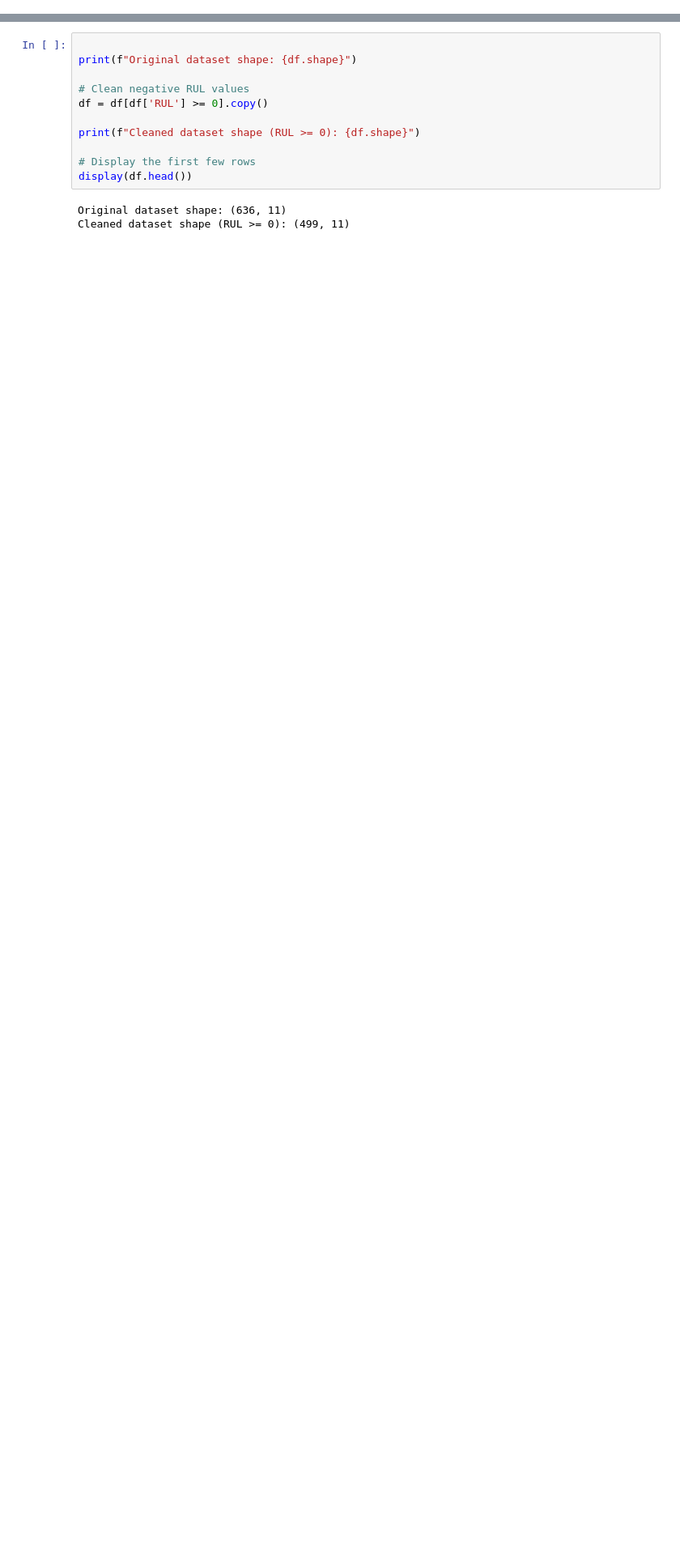
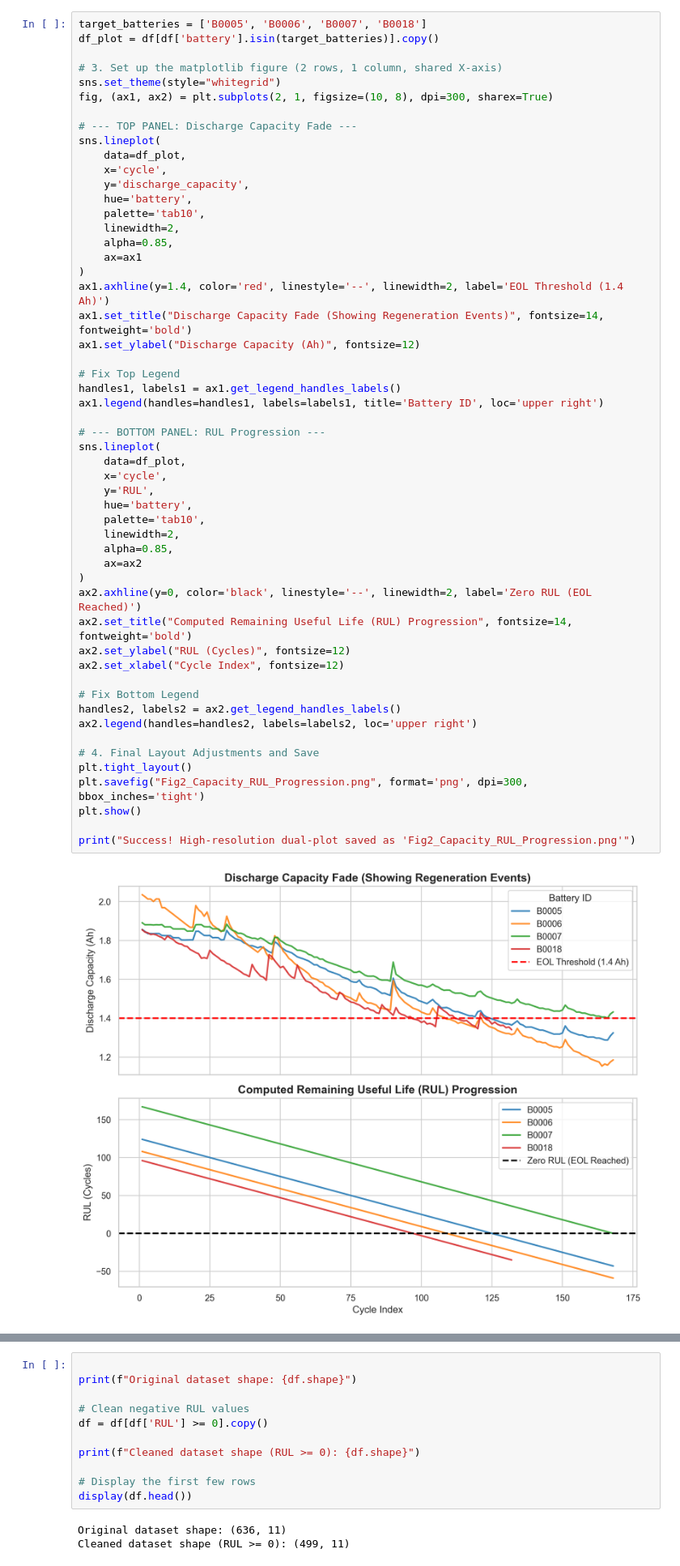
Before and after one commit to pavansharan007/battery-rul-prediction, a Jupyter notebook: ML/BatteryRUL.ipynb, the cells around one changed output, grey strips where cells are left out. Shown at 81% size. Drawn from its saved outputs; the diff is of its cells as text; blank space fills up the shorter version.

```diff
--- a/ML/BatteryRUL.ipynb
+++ b/ML/BatteryRUL.ipynb
@@ -82,0 +151,55 @@ plt.show()
+# %%
+target_batteries = ['B0005', 'B0006', 'B0007', 'B0018']
+df_plot = df[df['battery'].isin(target_batteries)].copy()
+
+# 3. Set up the matplotlib figure (2 rows, 1 column, shared X-axis)
+sns.set_theme(style="whitegrid")
+fig, (ax1, ax2) = plt.subplots(2, 1, figsize=(10, 8), dpi=300, sharex=True)
+
+# --- TOP PANEL: Discharge Capacity Fade ---
+sns.lineplot(
+    data=df_plot,
+    x='cycle',
+    y='discharge_capacity',
+    hue='battery',
+    palette='tab10',
+    linewidth=2,
+    alpha=0.85,
+    ax=ax1
+)
+ax1.axhline(y=1.4, color='red', linestyle='--', linewidth=2, label='EOL Threshold (1.4 Ah)')
+ax1.set_title("Discharge Capacity Fade (Showing Regeneration Events)", fontsize=14, fontweight='bold')
+ax1.set_ylabel("Discharge Capacity (Ah)", fontsize=12)
+
+# Fix Top Legend
+handles1, labels1 = ax1.get_legend_handles_labels()
+ax1.legend(handles=handles1, labels=labels1, title='Battery ID', loc='upper right')
+
+# --- BOTTOM PANEL: RUL Progression ---
+sns.lineplot(
+    data=df_plot,
+    x='cycle',
+    y='RUL',
+    hue='battery',
+    palette='tab10',
+    linewidth=2,
+    alpha=0.85,
+    ax=ax2
+)
+ax2.axhline(y=0, color='black', linestyle='--', linewidth=2, label='Zero RUL (EOL Reached)')
+ax2.set_title("Computed Remaining Useful Life (RUL) Progression", fontsize=14, fontweight='bold')
+ax2.set_ylabel("RUL (Cycles)", fontsize=12)
+ax2.set_xlabel("Cycle Index", fontsize=12)
+
+# Fix Bottom Legend
+handles2, labels2 = ax2.get_legend_handles_labels()
+ax2.legend(handles=handles2, labels=labels2, loc='upper right')
+
+# 4. Final Layout Adjustments and Save
+plt.tight_layout()
+plt.savefig("Fig2_Capacity_RUL_Progression.png", format='png', dpi=300, bbox_inches='tight')
+plt.show()
+
+print("Success! High-resolution dual-plot saved as 'Fig2_Capacity_RUL_Progression.png'")
+# %% [output]
+[figure, added]
```
Also changed, not shown: parts of 4 cells of this notebook, 7 other files.
